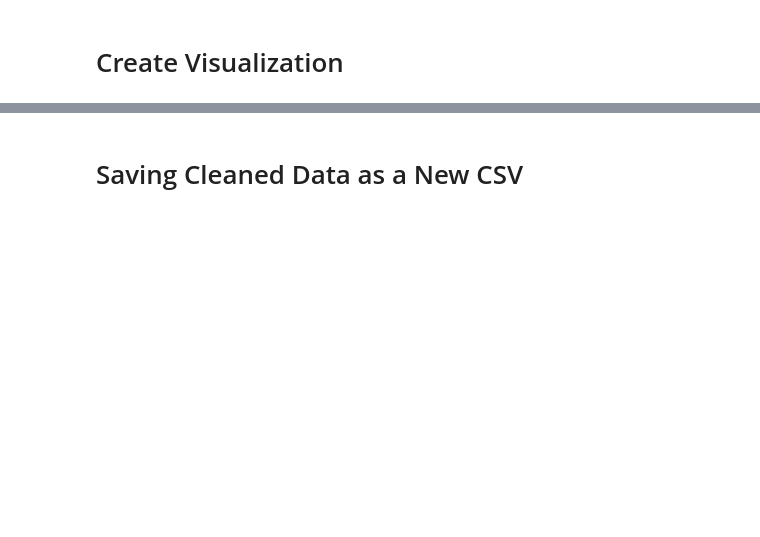
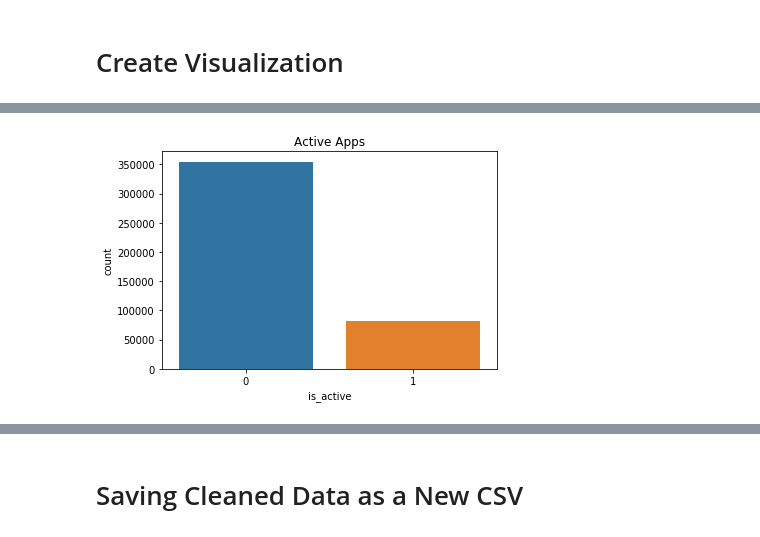
Before and after one commit to jhl126/Talking-Data-User-Demographics, a Jupyter notebook: Final Capstone EDA.ipynb, the cells around one changed output, grey strips where cells are left out. Cells and saved outputs as stored; diff of their text form; code cells hidden in the pictures; blank space fills up the shorter version.

```diff
--- a/Final Capstone EDA.ipynb
+++ b/Final Capstone EDA.ipynb
@@ -794,0 +957,7 @@ After doing some data cleaning, the dataframe went from 78,692,532 rows by 15 co
+# %%
+# It seems like most of the data is for non-active apps, however there are still a good amount of active apps.
+sns.countplot(final_df["is_active"])
+plt.title("Active Apps")
+plt.show()
+# %% [output]
+[figure, added]
```
Also changed, not shown: parts of 25 cells of this notebook.
